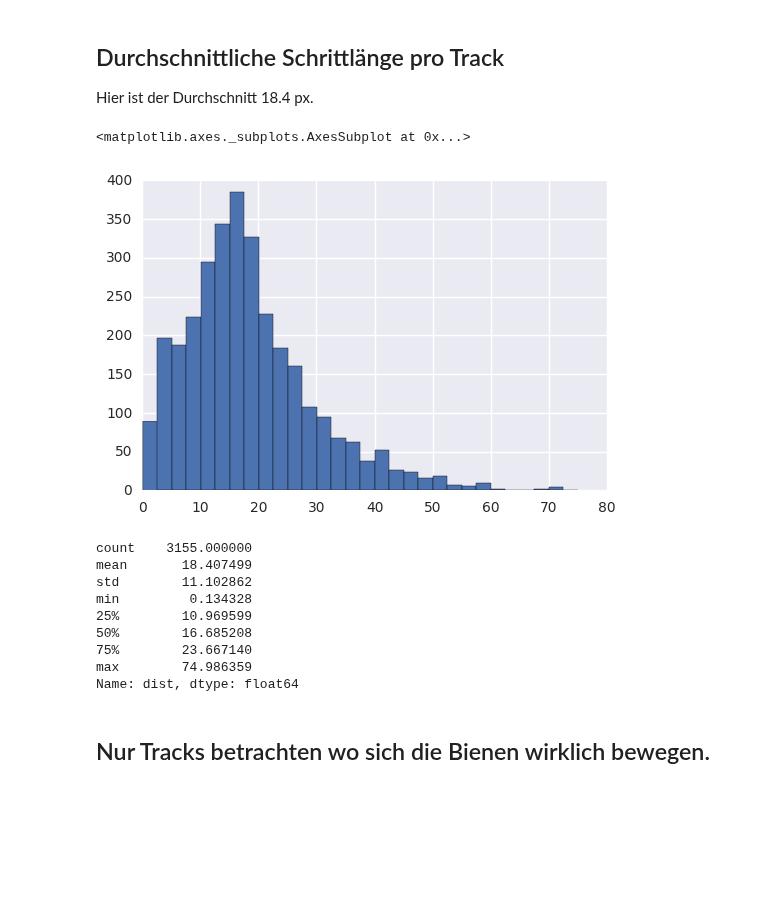
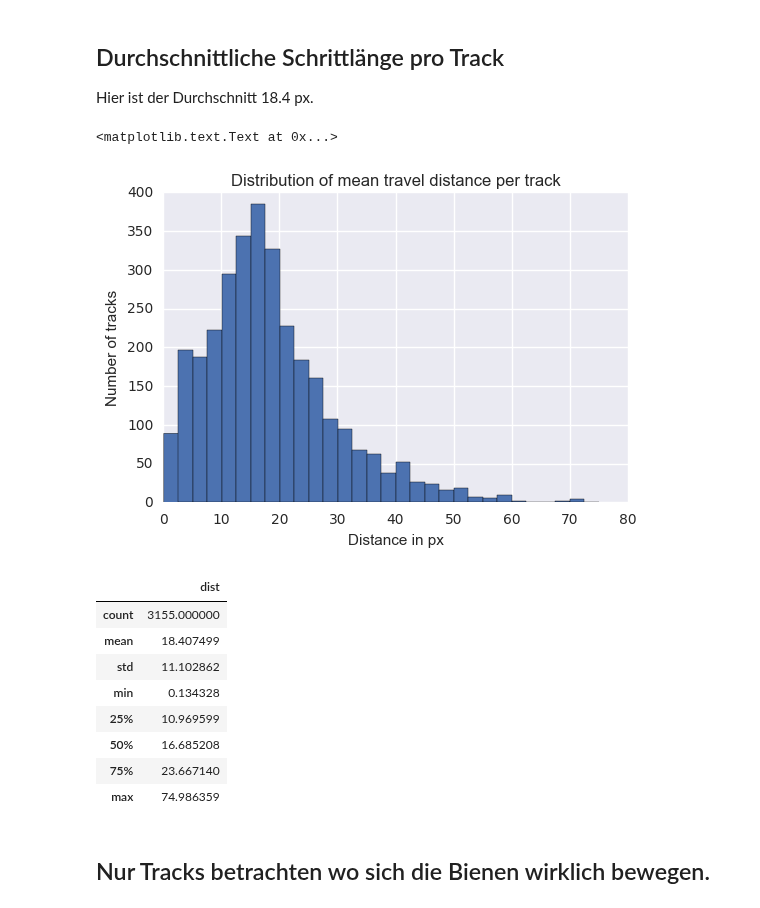
Before and after one commit to aschle/bees-sna, a Jupyter notebook: Speed.ipynb, the cells around one changed output. Cells and saved outputs as stored; diff of their text form; code cells hidden in the pictures; blank space fills up the shorter version.

```diff
--- a/Speed.ipynb
+++ b/Speed.ipynb
@@ -205,23 +205,26 @@ Name: dist, dtype: float64
 Hier ist der Durchschnitt 18.4 px.
 # %%
 track_dist_means = dd.dist.groupby(dd.track_id).mean()
-# %%
-track_dist_means.hist(bins=30)
-# %% [output]
-<matplotlib.axes._subplots.AxesSubplot at 0x...>
-[figure, removed]
-# %%
-track_dist_means.describe()
-# %% [output]
-count    3155.000000
-mean       18.407499
-std        11.102862
-min         0.134328
-25%        10.969599
-50%        16.685208
-75%        23.667140
-max        74.986359
-Name: dist, dtype: float64
+# %%
+track_dist_means.hist(bins=30)
+plt.title('Distribution of mean travel distance per track')
+plt.xlabel('Distance in px')
+plt.ylabel('Number of tracks')
+# %% [output]
+<matplotlib.text.Text at 0x...>
+[figure, added]
+# %%
+DataFrame(track_dist_means.describe())
+# %% [output]
+|  | dist |
+| count | 3155.000000 |
+| mean | 18.407499 |
+| std | 11.102862 |
+| min | 0.134328 |
+| 25% | 10.969599 |
+| 50% | 16.685208 |
+| 75% | 23.667140 |
+| max | 74.986359 |
 # %% [markdown]
 ## Nur Tracks betrachten wo sich die Bienen wirklich bewegen.
 # %%
```
Also changed, not shown: parts of 4 cells of this notebook.
